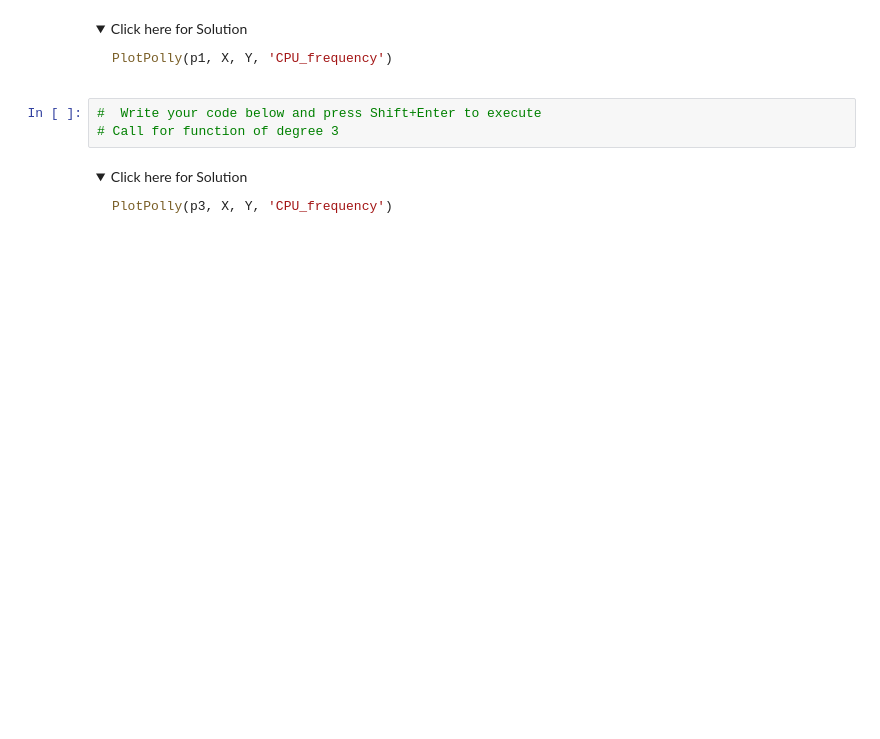
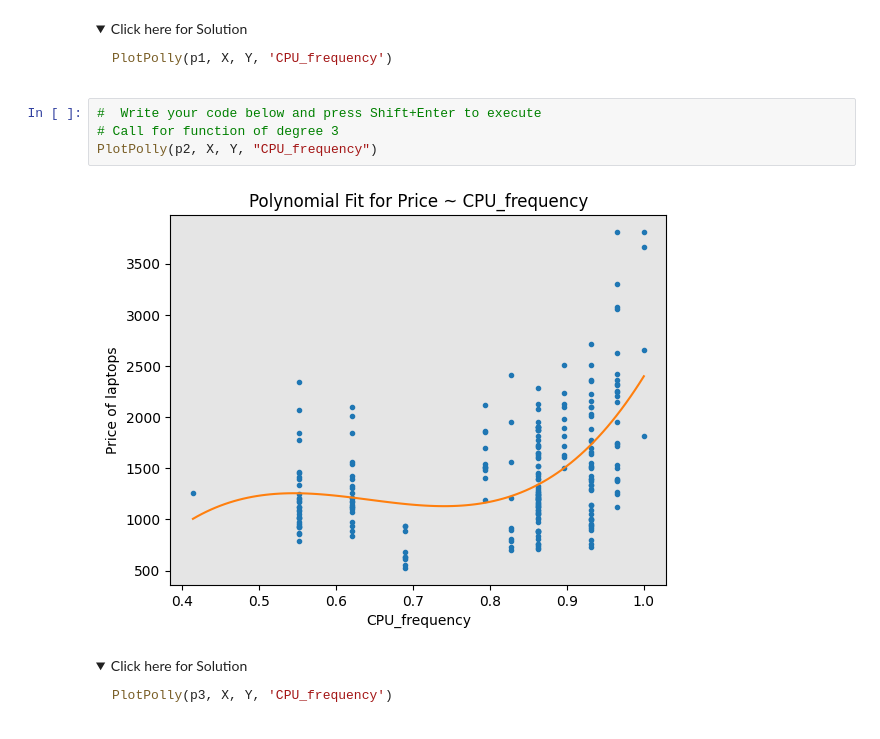
Before and after one commit to stajie99/DataVisualization, a Jupyter notebook: practice_model_development_laptops.jupyterlite.ipynb, the cells around one changed output. Drawn from its saved outputs; the diff is of its cells as text; folded sections open; blank space fills up the shorter version.

```diff
--- a/practice_model_development_laptops.jupyterlite.ipynb
+++ b/practice_model_development_laptops.jupyterlite.ipynb
@@ -269,6 +334,9 @@ PlotPolly(p1, X, Y, 'CPU_frequency')
 # %%
 #  Write your code below and press Shift+Enter to execute
 # Call for function of degree 3
+PlotPolly(p2, X, Y, "CPU_frequency")
+# %% [output]
+[figure, added]
 # %% [markdown]
 <details>
     <summary>Click here for Solution</summary>
```
Also changed, not shown: parts of 11 cells of this notebook.
